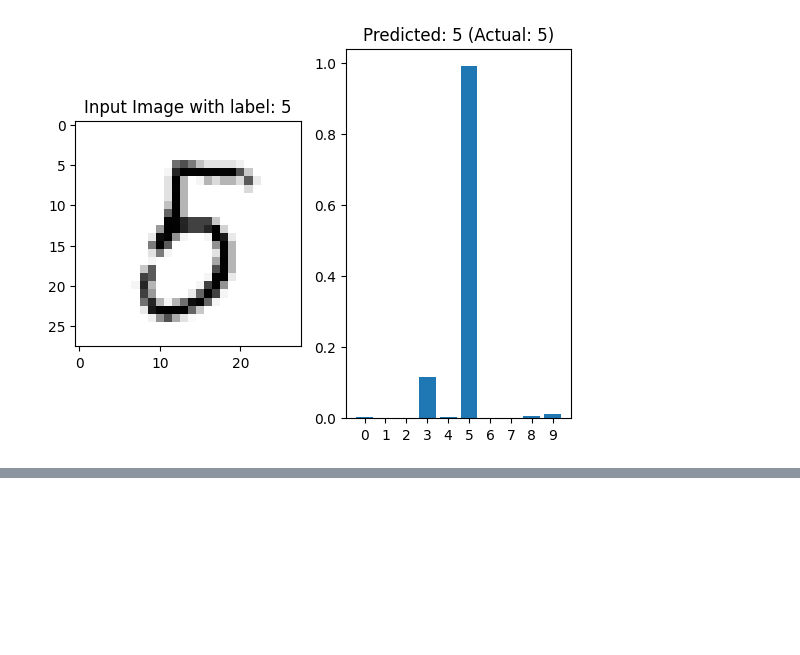
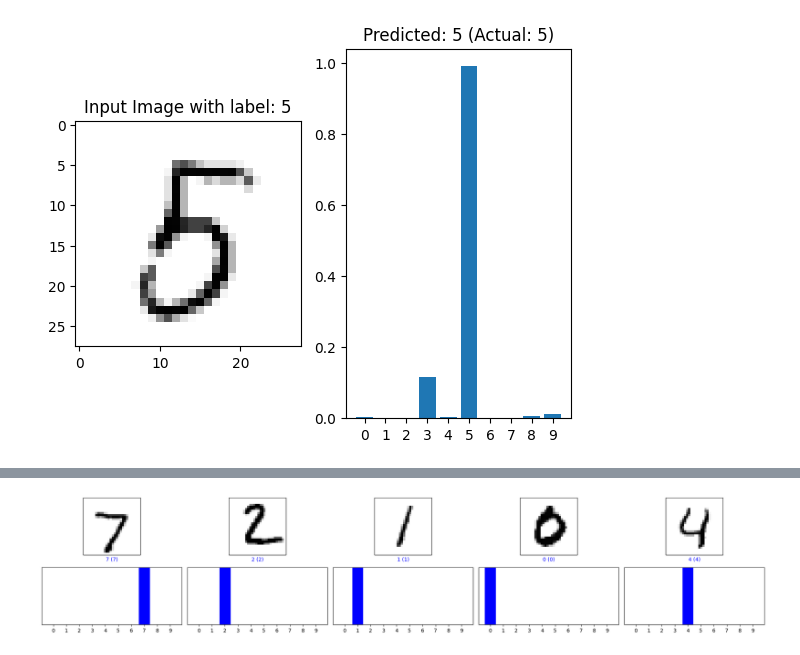
Before and after one commit to nguyenvanhuy0612/DL-1, a Jupyter notebook: MNIST-scratch/Mnist-from-scratch-numpy.ipynb, the cells around one changed output, grey strips where cells are left out. Cells and saved outputs as stored; diff of their text form; code cells hidden in the pictures; blank space fills up the shorter version.

```diff
--- a/MNIST-scratch/Mnist-from-scratch-numpy.ipynb
+++ b/MNIST-scratch/Mnist-from-scratch-numpy.ipynb
@@ -567,0 +748,39 @@ o = [[2.66191095e-03]
+# %%
+# Hàm vẽ hình và kết quả dự đoán
+def plot_image(predictions_array, true_label, img):
+    plt.grid(False)
+    plt.xticks([])
+    plt.yticks([])
+    plt.imshow(img, cmap=plt.cm.binary)
+
+    predicted_label = np.argmax(predictions_array)
+    if predicted_label == true_label:
+        color = 'blue'
+    else:
+        color = 'red'
+
+    plt.xlabel(f"{predicted_label} ({true_label})", color=color)
+
+def plot_value_array(predictions_array, true_label):
+    plt.grid(False)
+    plt.xticks(range(10))
+    plt.yticks([])
+    thisplot = plt.bar(range(10), predictions_array, color="#777777")
+    plt.ylim([0, 1])
+    predicted_label = np.argmax(predictions_array)
+
+    thisplot[predicted_label].set_color('red')
+    thisplot[true_label].set_color('blue')
+
+# Vẽ kết quả của 5 hình đầu tiên
+num_images = 5
+plt.figure(figsize=(2 * 2 * num_images, 4))
+for i in range(num_images):
+    plt.subplot(2, num_images, i + 1)
+    plot_image(predictions[i], y_test[i], x_test[i].reshape(28, 28))
+    plt.subplot(2, num_images, i + 1 + num_images)
+    plot_value_array(predictions[i], y_test[i])
+plt.tight_layout()
+plt.show()
+# %% [output]
+[figure, added]
```
Also changed, not shown: parts of 6 cells of this notebook.
